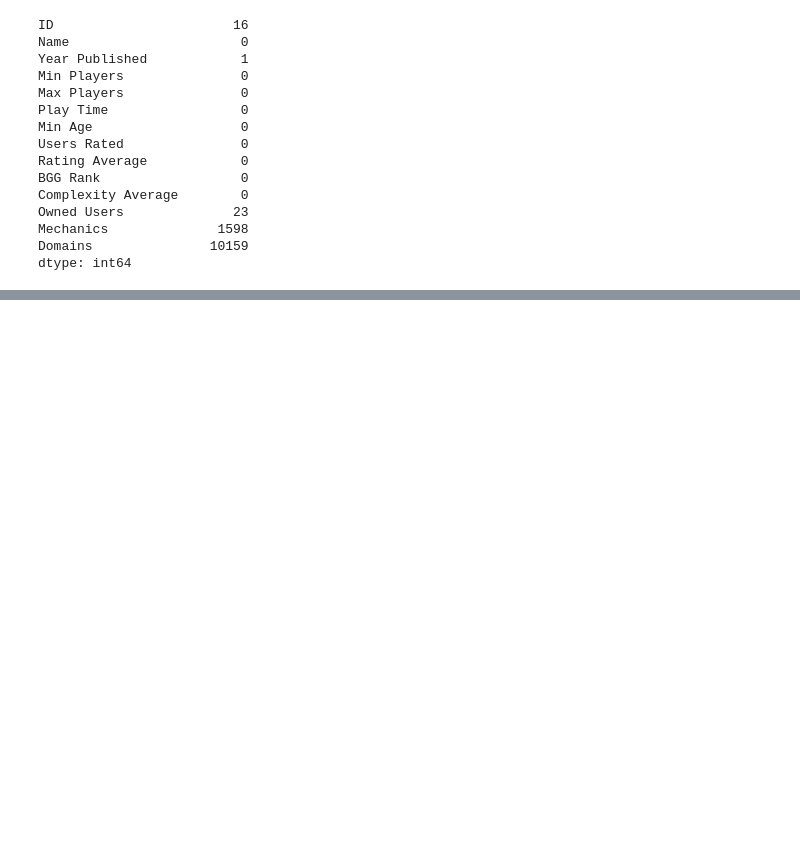
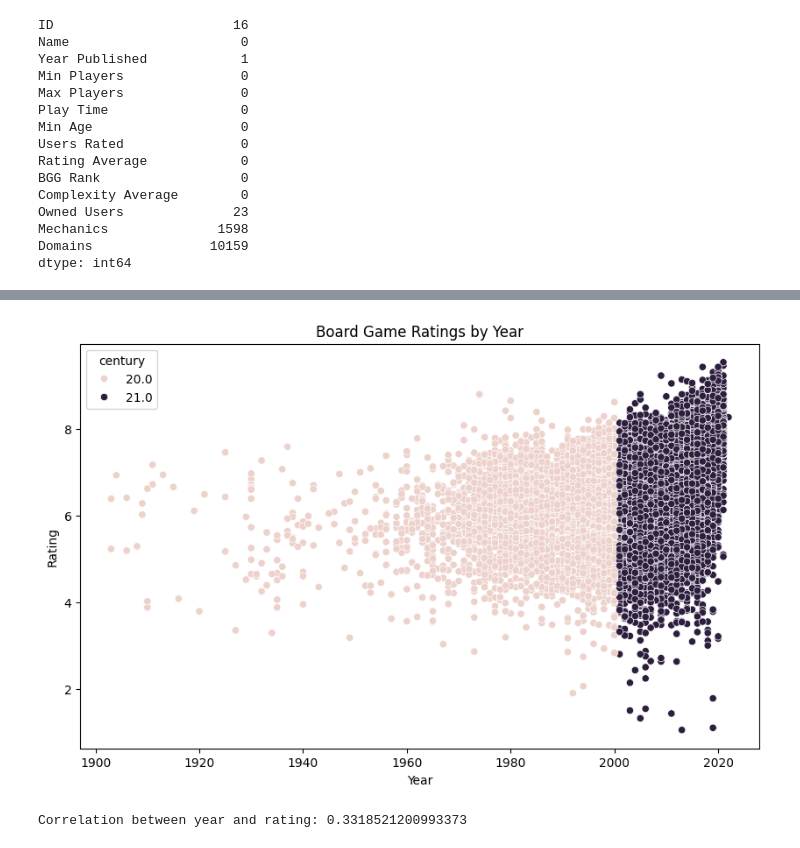
Before and after one commit to DovWong/EDA-PRoject, a Jupyter notebook: Start.ipynb, the cells around one changed output, grey strips where cells are left out. Saved outputs shown, nothing was run; the diff lists cells and outputs as text; code cells hidden in the pictures; blank space fills up the shorter version.

```diff
--- a/Start.ipynb
+++ b/Start.ipynb
@@ -105,0 +182,14 @@ dtype: int64
+# %%
+plt.figure(figsize=(10, 6))
+sns.scatterplot(x='Year Published', y='Rating Average', hue='century', data=df)
+plt.title('Board Game Ratings by Year')
+plt.xlabel('Year')
+plt.ylabel('Rating')
+plt.show()
+# %% [output]
+[figure, added]
+# %%
+correlation = df['Year Published'].corr(df['Rating Average'])
+print(f'Correlation between year and rating: {correlation}')
+# %% [output]
+Correlation between year and rating: 0.3318521200993373
```
Also changed, not shown: parts of 8 cells of this notebook.
